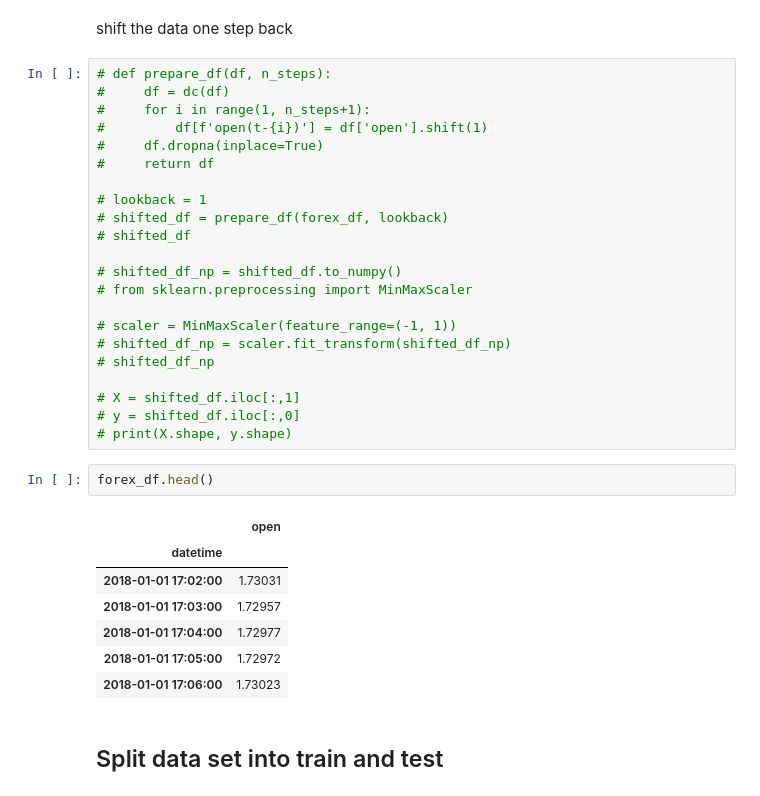
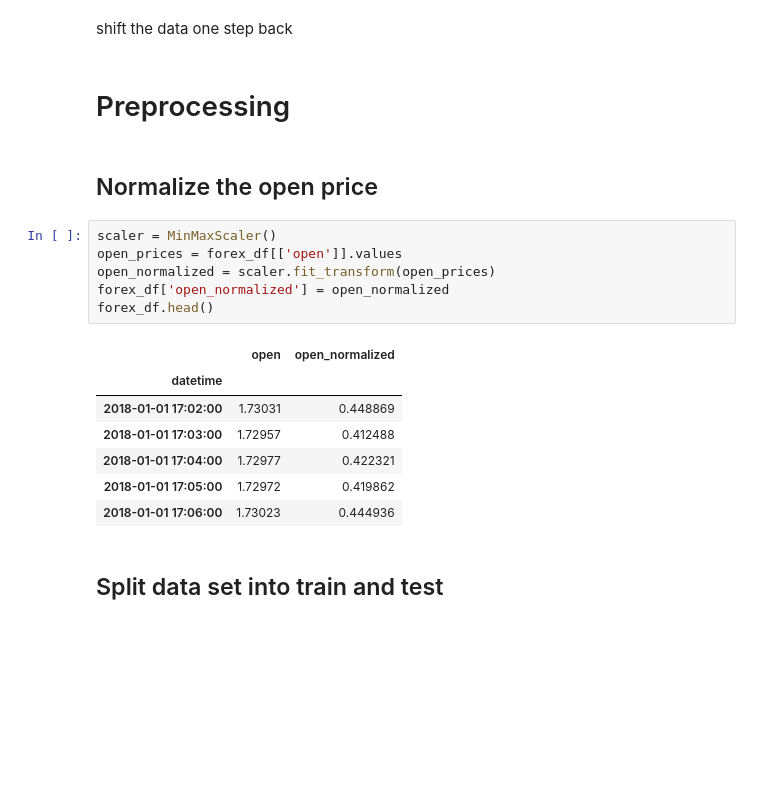
Before and after one commit to Gardenialover/S4-Project, a Jupyter notebook: notebooks/S4_Project.ipynb, the cells around one changed output. Saved outputs shown, nothing was run; the diff lists cells and outputs as text; blank space fills up the shorter version.

```diff
--- a/notebooks/S4_Project.ipynb
+++ b/notebooks/S4_Project.ipynb
@@ -160,38 +143,24 @@ dtypes: float64(1)
 memory usage: 96.5 KB
 # %% [markdown]
 shift the data one step back
-# %%
-# def prepare_df(df, n_steps):
-#     df = dc(df)
-#     for i in range(1, n_steps+1):
-#         df[f'open(t-{i})'] = df['open'].shift(1)
-#     df.dropna(inplace=True)
-#     return df
-
-# lookback = 1
-# shifted_df = prepare_df(forex_df, lookback)
-# shifted_df
-
-# shifted_df_np = shifted_df.to_numpy()
-# from sklearn.preprocessing import MinMaxScaler
-
-# scaler = MinMaxScaler(feature_range=(-1, 1))
-# shifted_df_np = scaler.fit_transform(shifted_df_np)
-# shifted_df_np
-
-# X = shifted_df.iloc[:,1]
-# y = shifted_df.iloc[:,0]
-# print(X.shape, y.shape)
-# %%
-forex_df.head()
-# %% [output]
-|  | open |
-| datetime |  |
-| 2018-01-01 17:02:00 | 1.73031 |
-| 2018-01-01 17:03:00 | 1.72957 |
-| 2018-01-01 17:04:00 | 1.72977 |
-| 2018-01-01 17:05:00 | 1.72972 |
-| 2018-01-01 17:06:00 | 1.73023 |
+# %% [markdown]
+# Preprocessing
+# %% [markdown]
+## Normalize the open price
+# %%
+scaler = MinMaxScaler()
+open_prices = forex_df[['open']].values
+open_normalized = scaler.fit_transform(open_prices)
+forex_df['open_normalized'] = open_normalized
+forex_df.head()
+# %% [output]
+|  | open | open_normalized |
+| datetime |  |  |
+| 2018-01-01 17:02:00 | 1.73031 | 0.448869 |
+| 2018-01-01 17:03:00 | 1.72957 | 0.412488 |
+| 2018-01-01 17:04:00 | 1.72977 | 0.422321 |
+| 2018-01-01 17:05:00 | 1.72972 | 0.419862 |
+| 2018-01-01 17:06:00 | 1.73023 | 0.444936 |
 # %% [markdown]
 ## Split data set into train and test
 # %%
```
Also changed, not shown: parts of 14 cells of this notebook.
